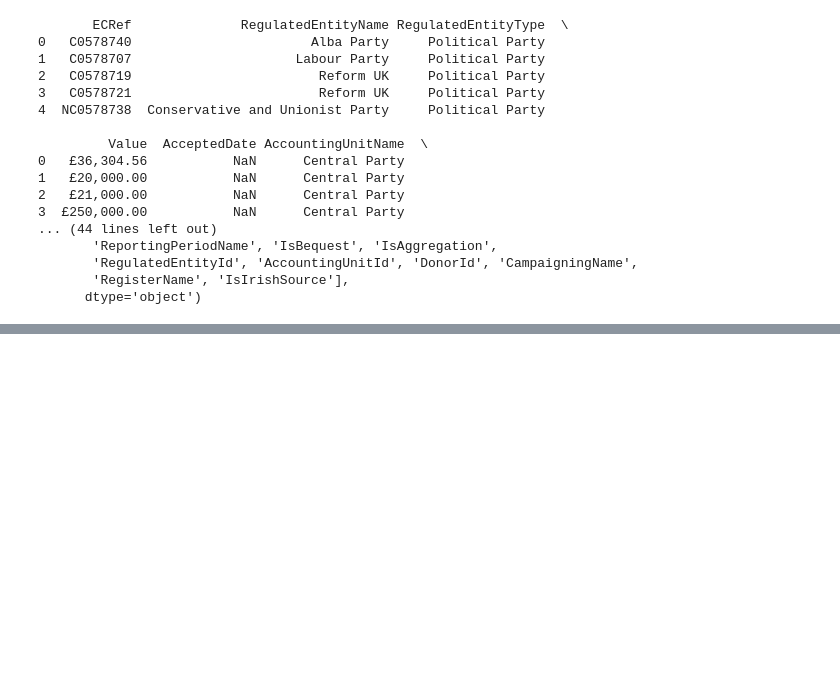
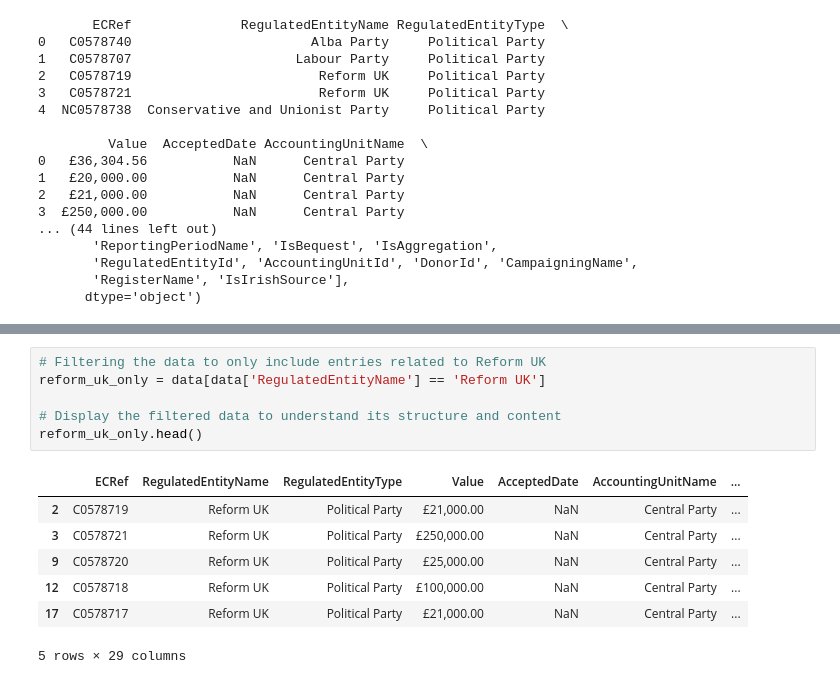
Before and after one commit to JackCrawfordRobertson/ReformUKFinancialAnalysis, a Jupyter notebook: notebooks/Initial_Investigation.ipynb, the cells around one changed output, grey strips where cells are left out. Drawn from its saved outputs; the diff is of its cells as text; blank space fills up the shorter version.

```diff
--- a/notebooks/Initial_Investigation.ipynb
+++ b/notebooks/Initial_Investigation.ipynb
@@ -69,0 +34,14 @@ plt.show()
+# %%
+# Filtering the data to only include entries related to Reform UK
+reform_uk_only = data[data['RegulatedEntityName'] == 'Reform UK']
+
+# Display the filtered data to understand its structure and content
+reform_uk_only.head()
+# %% [output]
+|  | ECRef | RegulatedEntityName | RegulatedEntityType | Value | AcceptedDate | AccountingUnitName | ... |
+| 2 | C0578719 | Reform UK | Political Party | £21,000.00 | NaN | Central Party | ... |
+| 3 | C0578721 | Reform UK | Political Party | £250,000.00 | NaN | Central Party | ... |
+| 9 | C0578720 | Reform UK | Political Party | £25,000.00 | NaN | Central Party | ... |
+| 12 | C0578718 | Reform UK | Political Party | £100,000.00 | NaN | Central Party | ... |
+| 17 | C0578717 | Reform UK | Political Party | £21,000.00 | NaN | Central Party | ... |
+5 rows × 29 columns
```
Also changed, not shown: parts of 7 cells of this notebook, 11 other files.
